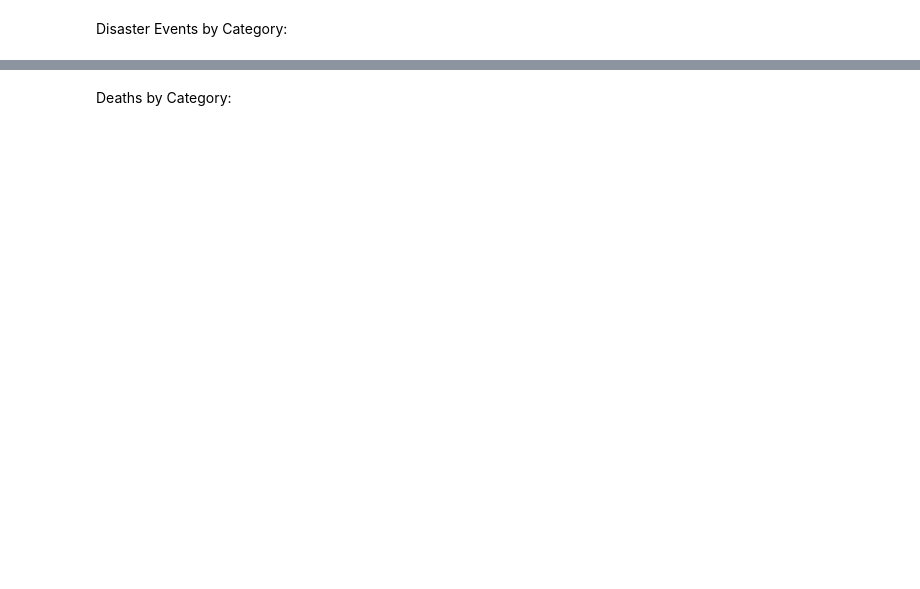
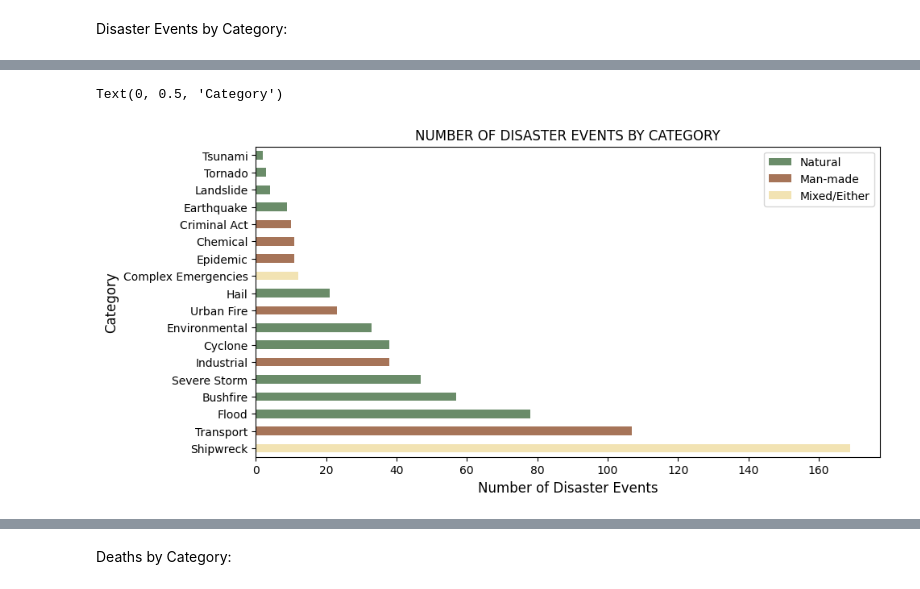
Before and after one commit to Rishika279/data_project, a Jupyter notebook: my_disaster_data copy.ipynb, the cells around one changed output, grey strips where cells are left out. Saved outputs shown, nothing was run; the diff lists cells and outputs as text; code cells hidden in the pictures; blank space fills up the shorter version.

```diff
--- a/my_disaster_data copy.ipynb
+++ b/my_disaster_data copy.ipynb
@@ -61 +63,21 @@ disaster_data.startdate.sample(5)
 Name: startdate, dtype: object
+# %%
+def robust_date_conversion(this_date):
+    return datetime.strptime(this_date, '%Y-%m-%d')
+
+def day_of_the_week(date_dt):
+    return date_dt.strftime("%A")
+
+def year(date_dt):
+    return date_dt.strftime("%Y")
+
+def duration_years(duration):
+    return duration/365
+
+disaster_data["start_dt"] = disaster_data.startdate.apply(robust_date_conversion)
+disaster_data["end_dt"] = disaster_data.enddate.apply(robust_date_conversion)
+disaster_data["day_of_week"] = disaster_data.start_dt.apply(day_of_the_week)
+disaster_data["year"] =  disaster_data.start_dt.apply(year)
+disaster_data["duration"] =  disaster_data['end_dt'] - disaster_data['start_dt']
+disaster_data["duration_in_years"] = disaster_data.duration.dt.days.apply(duration_years)
+disaster_data.sample(4)
@@ -125,0 +104,14 @@ Text(0, 0.5, 'Category')
+# %%
+disaster_data["category"] = disaster_data.apply(lambda x: x.title[0:x.title.find(" -")],axis=1)
+disaster_data.category[disaster_data.category.str.contains("Cyclone")] = "Cyclone"
+
+def cause(category):
+    if category == "Tsunami" or category == "Tornado" or category == "Landslide" or category == "Earthquake" or category == "Hail" or category == "Environmental" or category == "Cyclone" or category == "Severe Storm" or category == "Bushfire" or category == "Flood":
+        return str("Natural")
+    elif category == "Shipwreck" or category == "Complex Emergencies":
+        return str("Mixed/Either")
+    else:
+        return str("Man-made")
+
+disaster_data["cause"] = disaster_data.category.apply(cause)
+disaster_data[["title", "start_dt", "end_dt", "deaths", "injuries", "evacuated", "homeless", 'insured_cost', 'trains_damaged', 'trains_destroyed', 'homes_damaged', 'homes_destroyed', 'buildings_damaged', 'buildings_destroyed', 'ind_premises_destroyed', 'com_premises_damaged', 'com_premises_destroyed', 'bridges_damaged', 'bridges_destroyed', 'aircraft_damaged', 'aircraft_destroyed', 'motor_vehicles_damaged', 'motor_vehicles_destroyed', 'water_vessels_damaged', 'water_vessels_destroyed', 'businesses_damaged', 'businesses_destroyed', 'farms_damaged', 'farms_destroyed', 'crops_destroyed', 'livestock_destroyed', 'government_assistance', "regions", "cause"]].head()
@@ -125,0 +130,12 @@ Text(0, 0.5, 'Category')
+# %%
+colours = ['#F2E3B3', '#A67458', '#6A8C69', '#6A8C69', '#6A8C69', '#A67458', '#6A8C69', '#6A8C69', '#A67458', '#6A8C69', '#F2E3B3', '#A67458', '#A67458', '#A67458', '#6A8C69', '#6A8C69', '#6A8C69', '#6A8C69']
+
+ddvc = disaster_data.category.value_counts()
+ddvc.plot.barh(color=colours)
+plt.legend([Patch(facecolor="#6A8C69"),Patch(facecolor="#A67458"),Patch(facecolor="#F2E3B3")], ["Natural", "Man-made", "Mixed/Either"])
+plt.title("NUMBER OF DISASTER EVENTS BY CATEGORY", fontsize=12)
+plt.xlabel("Number of Disaster Events", fontsize=12)
+plt.ylabel("Category", fontsize=12)
+# %% [output]
+Text(0, 0.5, 'Category')
+[figure, added]
```
Also changed, not shown: parts of 54 cells of this notebook.
